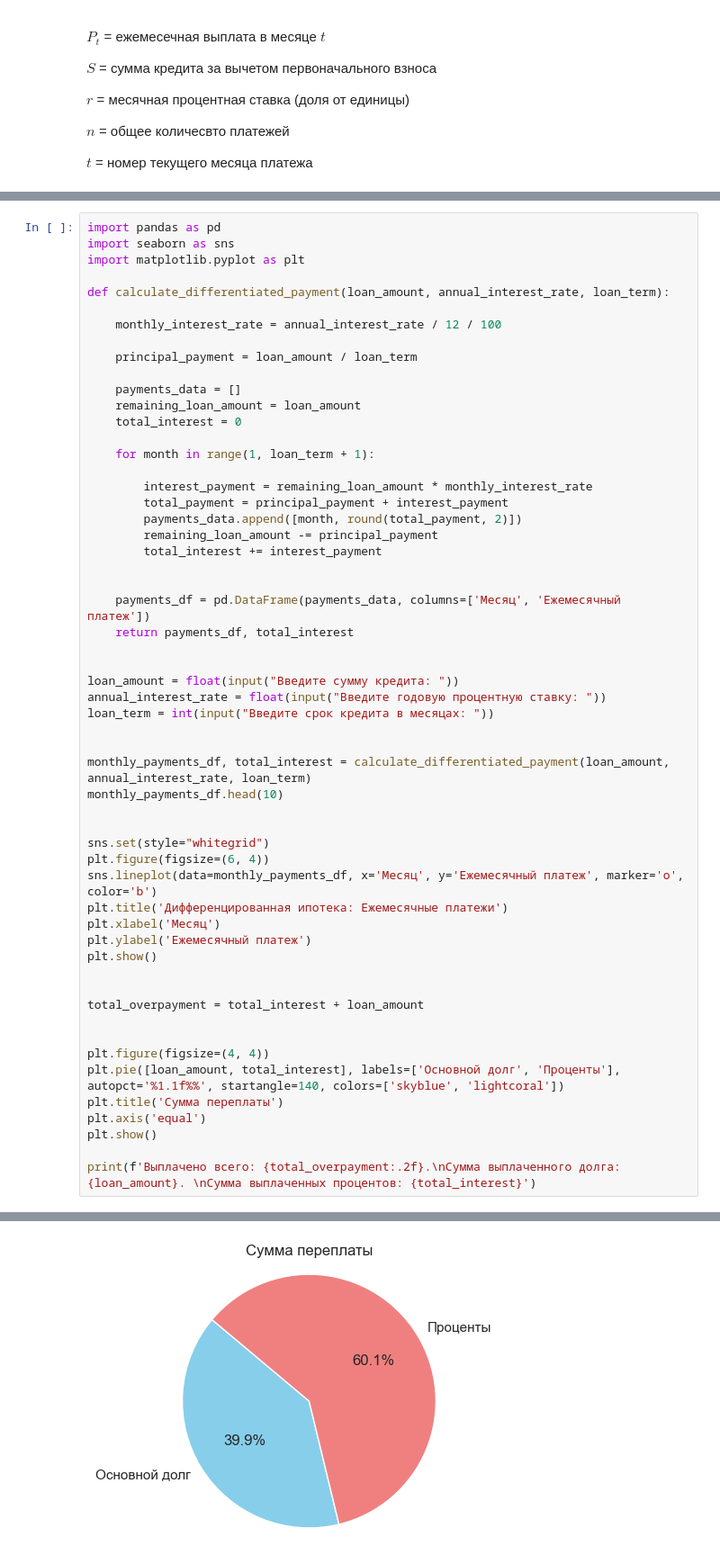
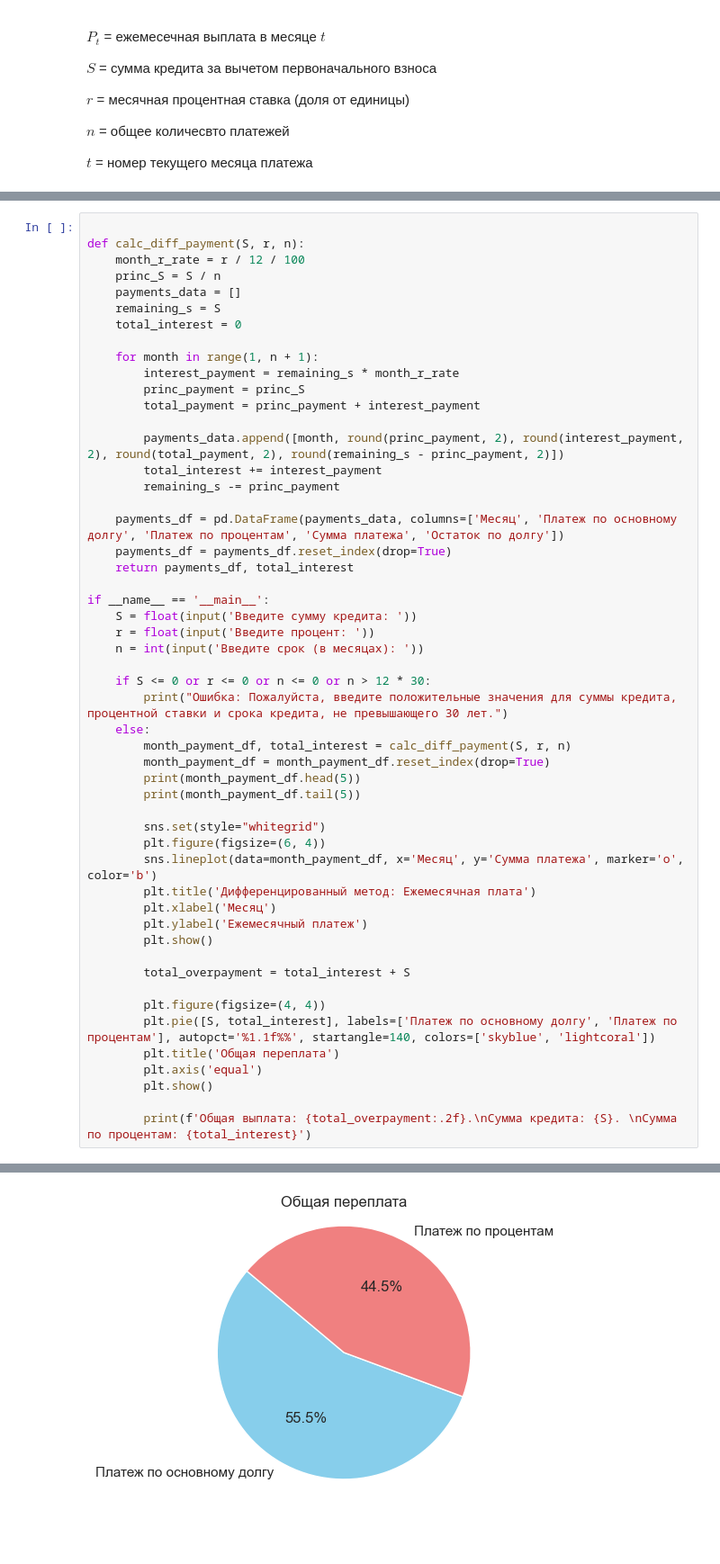
Before and after one commit to 6th-kate/sirius_mortgage, a Jupyter notebook: research/Sirius_IC_project.ipynb, the cells around one changed output, grey strips where cells are left out. Shown at 90% size. Drawn from its saved outputs; the diff is of its cells as text; blank space fills up the shorter version.

```diff
--- a/research/Sirius_IC_project.ipynb
+++ b/research/Sirius_IC_project.ipynb
@@ -34,57 +38,53 @@ $t$ = номер текущего месяца платежа
 # %%
-import pandas as pd
-import seaborn as sns
-import matplotlib.pyplot as plt
 
-def calculate_differentiated_payment(loan_amount, annual_interest_rate, loan_term):
-
-    monthly_interest_rate = annual_interest_rate / 12 / 100
-
-    principal_payment = loan_amount / loan_term
-
+def calc_diff_payment(S, r, n):
+    month_r_rate = r / 12 / 100
+    princ_S = S / n
     payments_data = []
-    remaining_loan_amount = loan_amount
+    remaining_s = S
     total_interest = 0
 
-    for month in range(1, loan_term + 1):
+    for month in range(1, n + 1):
+        interest_payment = remaining_s * month_r_rate
+        princ_payment = princ_S
+        total_payment = princ_payment + interest_payment
 
-        interest_payment = remaining_loan_amount * monthly_interest_rate
-        total_payment = principal_payment + interest_payment
-        payments_data.append([month, round(total_payment, 2)])
-        remaining_loan_amount -= principal_payment
+        payments_data.append([month, round(princ_payment, 2), round(interest_payment, 2), round(total_payment, 2), round(remaining_s - princ_payment, 2)])
         total_interest += interest_payment
+        remaining_s -= princ_payment
 
-
-    payments_df = pd.DataFrame(payments_data, columns=['Месяц', 'Ежемесячный платеж'])
+    payments_df = pd.DataFrame(payments_data, columns=['Месяц', 'Платеж по основному долгу', 'Платеж по процентам', 'Сумма платежа', 'Остаток по долгу'])
+    payments_df = payments_df.reset_index(drop=True)
     return payments_df, total_interest
 
+if __name__ == '__main__':
+    S = float(input('Введите сумму кредита: '))
+    r = float(input('Введите процент: '))
+    n = int(input('Введите срок (в месяцах): '))
 
-loan_amount = float(input("Введите сумму кредита: "))
-annual_interest_rate = float(input("Введите годовую процентную ставку: "))
-loan_term = int(input("Введите срок кредита в месяцах: "))
+    if S <= 0 or r <= 0 or n <= 0 or n > 12 * 30:
+        print("Ошибка: Пожалуйста, введите положительные значения для суммы кредита, процентной ставки и срока кредита, не превышающего 30 лет.")
+    else:
+        month_payment_df, total_interest = calc_diff_payment(S, r, n)
+        month_payment_df = month_payment_df.reset_index(drop=True)
+        print(month_payment_df.head(5))
+        print(month_payment_df.tail(5))
 
+        sns.set(style="whitegrid")
+        plt.figure(figsize=(6, 4))
+        sns.lineplot(data=month_payment_df, x='Месяц', y='Сумма платежа', marker='o', color='b')
+        plt.title('Дифференцированный метод: Ежемесячная плата')
+        plt.xlabel('Месяц')
+        plt.ylabel('Ежемесячный платеж')
+        plt.show()
 
-monthly_payments_df, total_interest = calculate_differentiated_payment(loan_amount, annual_interest_rate, loan_term)
-monthly_payments_df.head(10)
+        total_overpayment = total_interest + S
 
+        plt.figure(figsize=(4, 4))
+        plt.pie([S, total_interest], labels=['Платеж по основному долгу', 'Платеж по процентам'], autopct='%1.1f%%', startangle=140, colors=['skyblue', 'lightcoral'])
+        plt.title('Общая переплата')
+        plt.axis('equal')
+        plt.show()
 
-sns.set(style="whitegrid")
-plt.figure(figsize=(6, 4))
-sns.lineplot(data=monthly_payments_df, x='Месяц', y='Ежемесячный платеж', marker='o', color='b')
-plt.title('Дифференцированная ипотека: Ежемесячные платежи')
-plt.xlabel('Месяц')
-plt.ylabel('Ежемесячный платеж')
-plt.show()
-
-
-total_overpayment = total_interest + loan_amount
-
-
-plt.figure(figsize=(4, 4))
-plt.pie([loan_amount, total_interest], labels=['Основной долг', 'Проценты'], autopct='%1.1f%%', startangle=140, colors=['skyblue', 'lightcoral'])
-plt.title('Сумма переплаты')
-plt.axis('equal')
-plt.show()
-
-print(f'Выплачено всего: {total_overpayment:.2f}.\nСумма выплаченного долга: {loan_amount}. \nСумма выплаченных процентов: {total_interest}')
+        print(f'Общая выплата: {total_overpayment:.2f}.\nСумма кредита: {S}. \nСумма по процентам: {total_interest}')
 # %% [output]
@@ -95 +109 @@ print(f'Выплачено всего: {total_overpayment:.2f}.\nСумма вы
-[figure, old version]
+[figure, new version]
```
Also changed, not shown: parts of 3 cells of this notebook.
